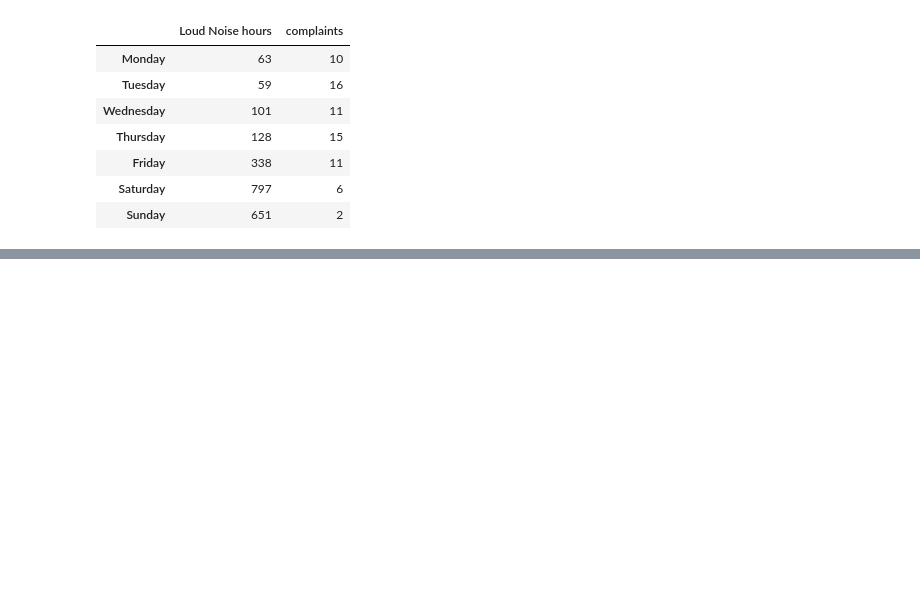
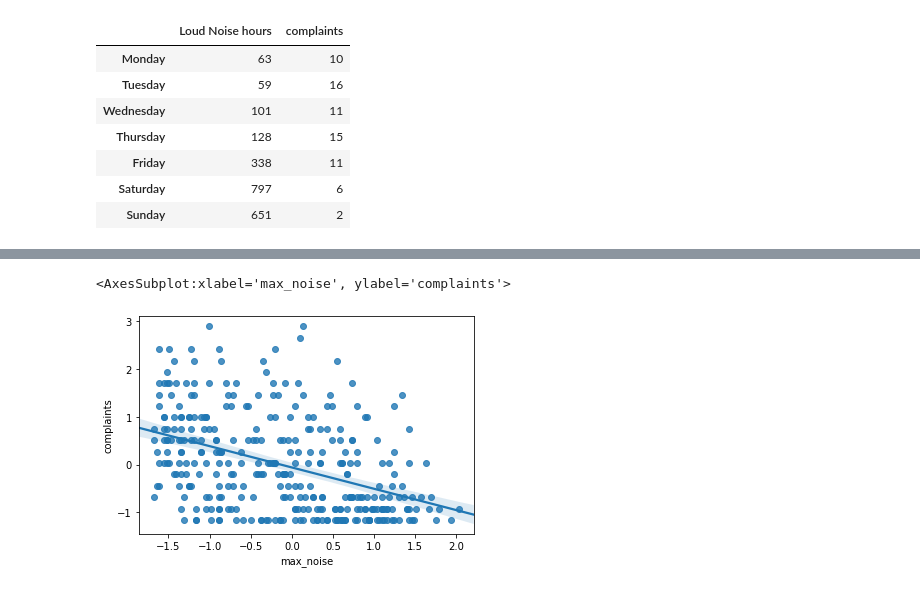
Before and after one commit to xssChauhan/torino-noise, a Jupyter notebook: Torino Data.ipynb, the cells around one changed output, grey strips where cells are left out. Cells and saved outputs as stored; diff of their text form; code cells hidden in the pictures; blank space fills up the shorter version.

```diff
--- a/Torino Data.ipynb
+++ b/Torino Data.ipynb
@@ -813,0 +890,5 @@ loud_noise_hour
+# %%
+sns.regplot(noise_complaints["max_noise"], noise_complaints["complaints"])
+# %% [output]
+<AxesSubplot:xlabel='max_noise', ylabel='complaints'>
+[figure, added]
```
Also changed, not shown: parts of 9 cells of this notebook.
